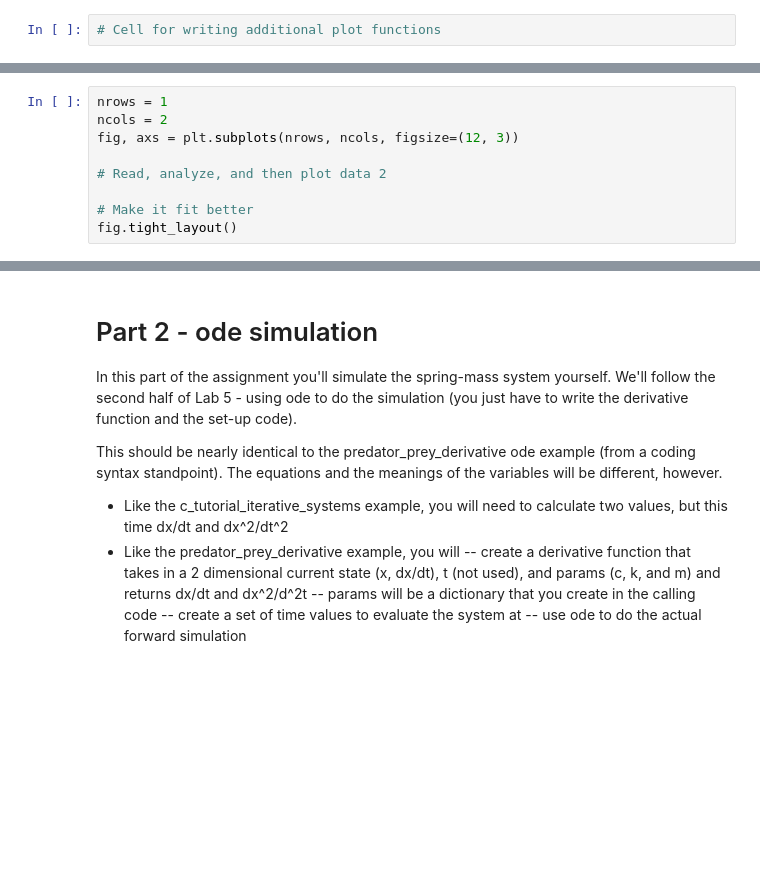
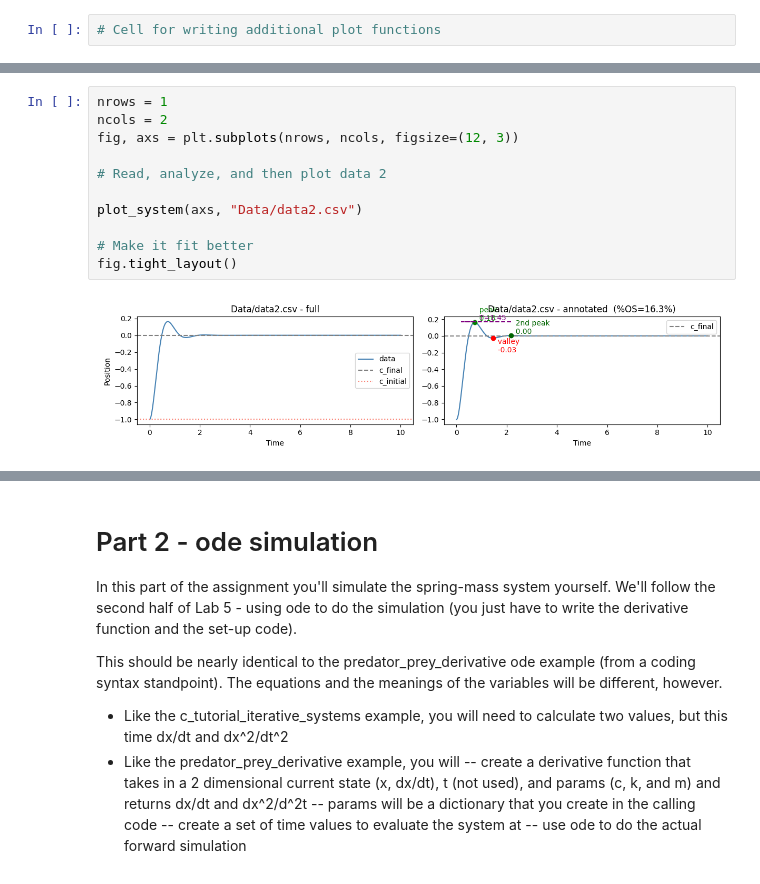
Before and after one commit to AndParker1/IntroPythonProgramming, a Jupyter notebook: Week_4_fitting/HW_2_system_analysis.ipynb, the cells around one changed output, grey strips where cells are left out. Cells and saved outputs as stored; diff of their text form; blank space fills up the shorter version.

```diff
--- a/Week_4_fitting/HW_2_system_analysis.ipynb
+++ b/Week_4_fitting/HW_2_system_analysis.ipynb
@@ -229,12 +352,16 @@ fig.tight_layout()
 # %%
 nrows = 1
 ncols = 2
 fig, axs = plt.subplots(nrows, ncols, figsize=(12, 3))
 
 # Read, analyze, and then plot data 2
 
+plot_system(axs, "Data/data2.csv")
+
 # Make it fit better
 fig.tight_layout()
+# %% [output]
+[figure, added]
 # %%
 nrows = 1
 ncols = 2
```
Also changed, not shown: parts of 30 cells of this notebook, 1 other file.
